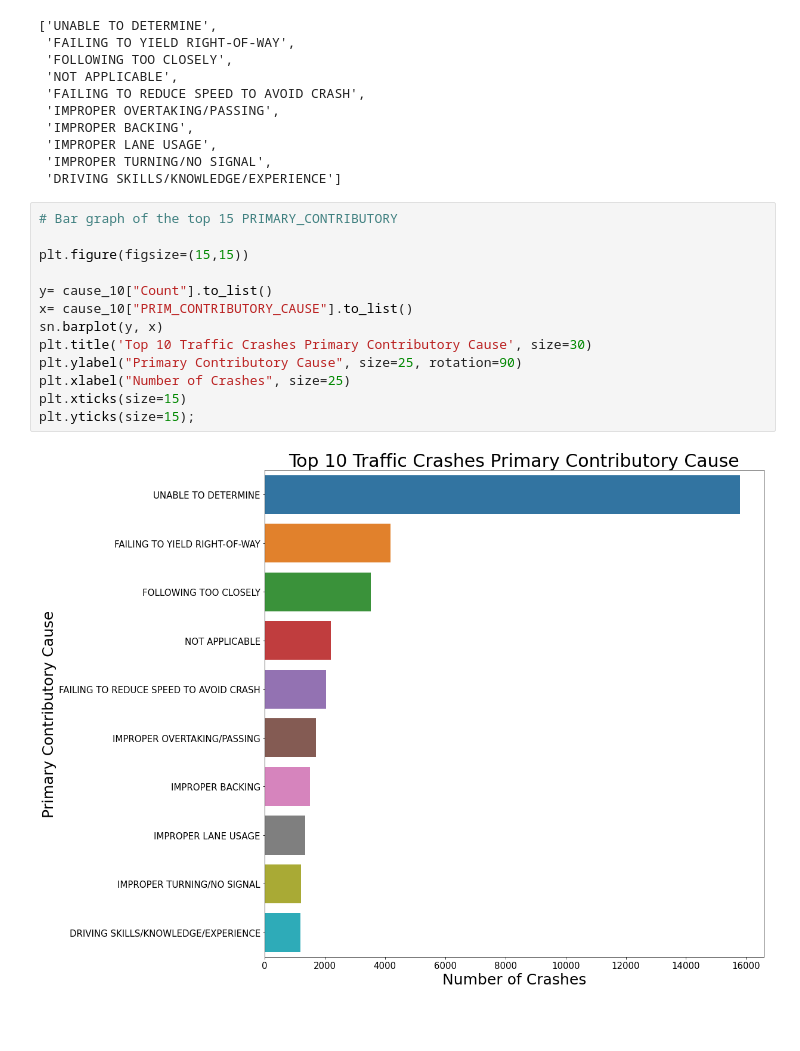
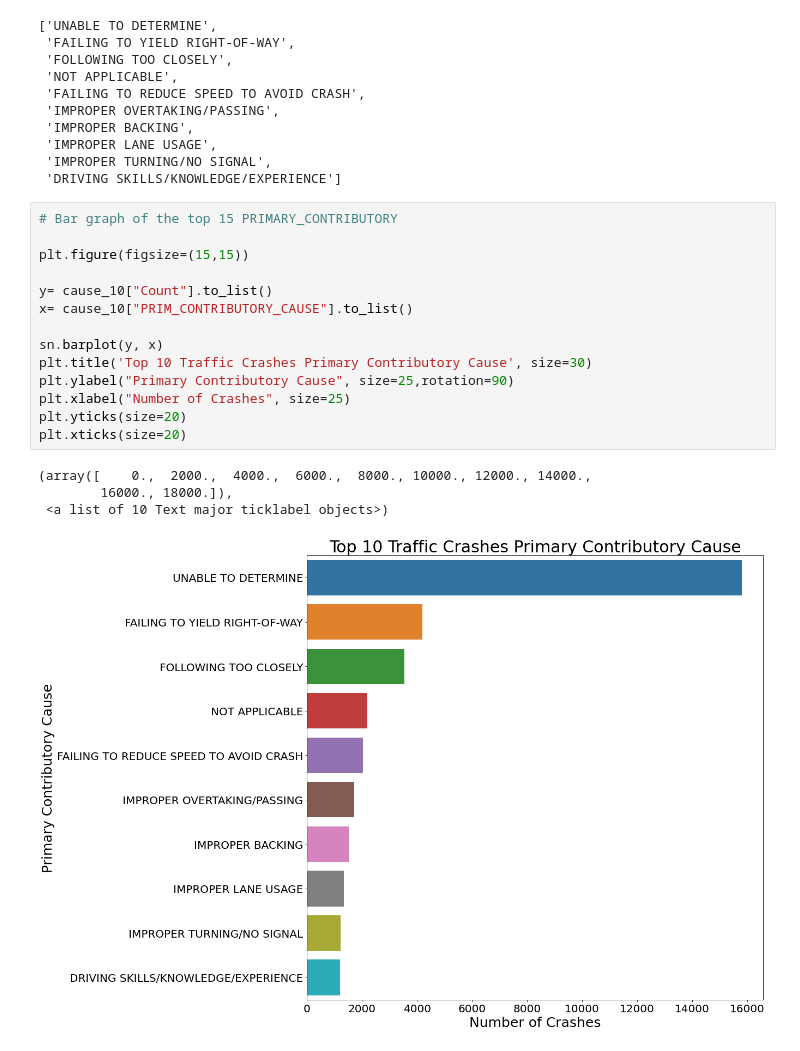
Before and after one commit to yujingl2/yujingl2.github.io, a Jupyter notebook: TOP 10 Primary Crash Causes.ipynb, the cells around one changed output. Cells and saved outputs as stored; diff of their text form; blank space fills up the shorter version.

Commit message:
Main visualization dataset

```diff
--- a/TOP 10 Primary Crash Causes.ipynb
+++ b/TOP 10 Primary Crash Causes.ipynb
@@ -88,15 +88,19 @@ cause_10["PRIM_CONTRIBUTORY_CAUSE"].to_list()
 # %%
 # Bar graph of the top 15 PRIMARY_CONTRIBUTORY
 
 plt.figure(figsize=(15,15))
 
 y= cause_10["Count"].to_list()
 x= cause_10["PRIM_CONTRIBUTORY_CAUSE"].to_list()
+
 sn.barplot(y, x)
 plt.title('Top 10 Traffic Crashes Primary Contributory Cause', size=30)
-plt.ylabel("Primary Contributory Cause", size=25, rotation=90)
+plt.ylabel("Primary Contributory Cause", size=25,rotation=90)
 plt.xlabel("Number of Crashes", size=25)
-plt.xticks(size=15)
-plt.yticks(size=15);
+plt.yticks(size=20)
+plt.xticks(size=20)
 # %% [output]
+(array([    0.,  2000.,  4000.,  6000.,  8000., 10000., 12000., 14000.,
+        16000., 18000.]),
+ <a list of 10 Text major ticklabel objects>)
-[figure, old version]
+[figure, new version]
```
